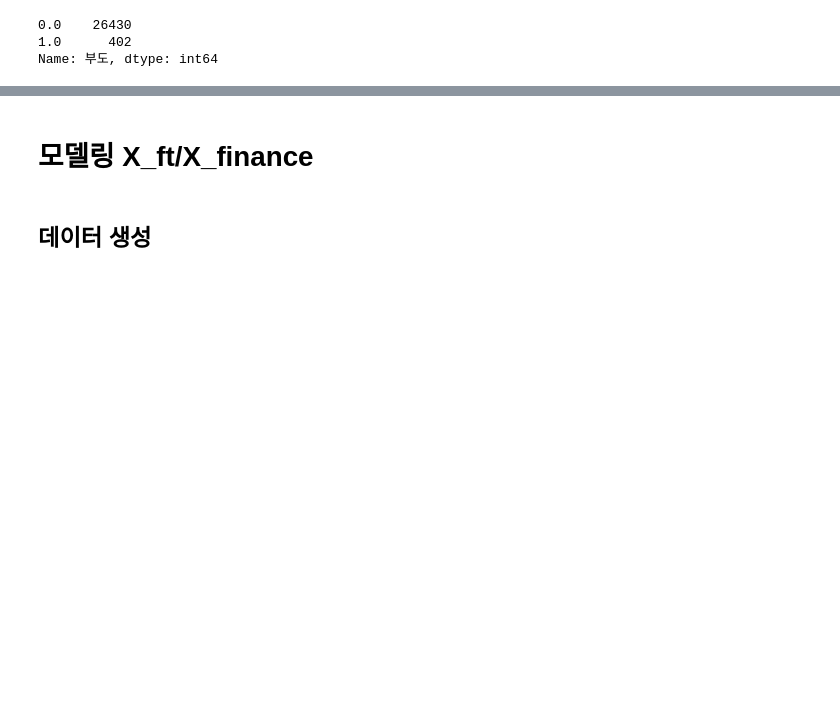
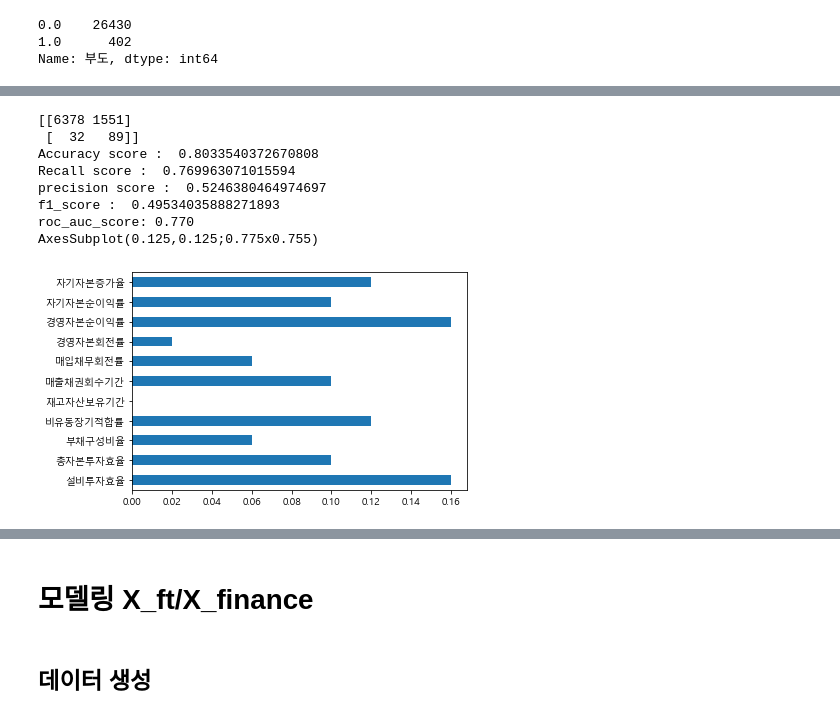
Before and after one commit to JxxHxxx/Ubion-CorporateBankruptcyAnalysis, a Jupyter notebook: Code/SH/3. 모델링/test 모델링.ipynb, the cells around one changed output, grey strips where cells are left out. Cells and saved outputs as stored; diff of their text form; code cells hidden in the pictures; blank space fills up the shorter version.

```diff
--- a/Code/SH/3. 모델링/test 모델링.ipynb
+++ b/Code/SH/3. 모델링/test 모델링.ipynb
@@ -70,0 +73,6 @@ Name: 부도, dtype: int64
+# %%
+year1_finance = pd.read_csv(r'..\..\..\Data\year 조정 데이터\1y_finan.csv')
+year1_step1 = pd.read_csv(r'..\..\..\Data\year 조정 데이터\1y_finan+step1.csv')
+year1_step2 = pd.read_csv(r'..\..\..\Data\year 조정 데이터\1y_finan+step2.csv')
+year1 = pd.read_csv(r'..\..\..\Data\year 조정 데이터\1y_finan.csv')
+col_ = ['회사명', '거래소코드', '회계년도','년', 'key', '부도']
@@ -70,0 +159,17 @@ Name: 부도, dtype: int64
+# %%
+X_finance= year1_finance.drop(columns=col_,axis=1)
+X_step1 = year1_step1.drop(columns=col_, axis=1)
+X_step2 = year1_step2.drop(columns=col_, axis=1)
+y = year1_finance['부도']
+# %%
+modeling(AdaBoostClassifier(), X_finance)
+# %% [output]
+[[6378 1551]
+ [  32   89]]
+Accuracy score :  0.8033540372670808
+Recall score :  0.769963071015594
+precision score :  0.5246380464974697
+f1_score :  0.49534035888271893
+roc_auc_score: 0.770
+AxesSubplot(0.125,0.125;0.775x0.755)
+[figure, added]
```
Also changed, not shown: parts of 35 cells of this notebook, 11 other files.
